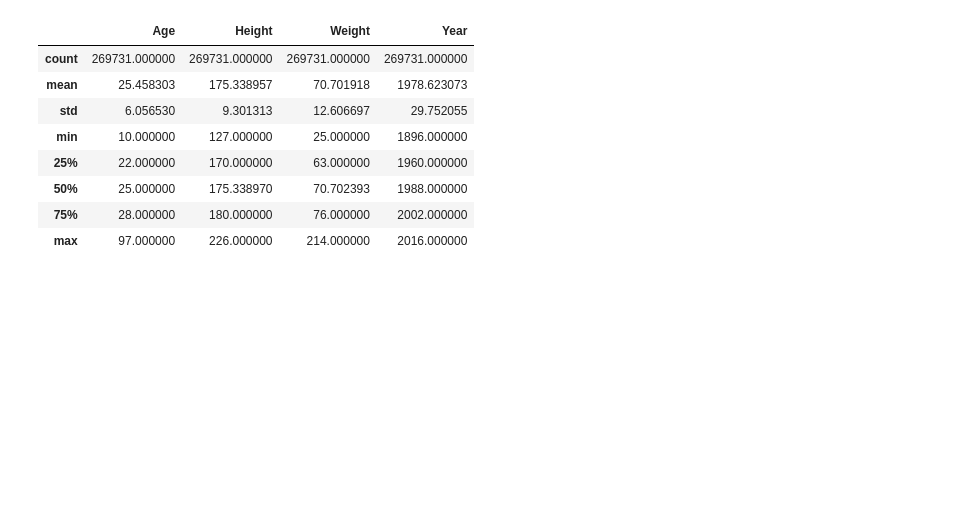
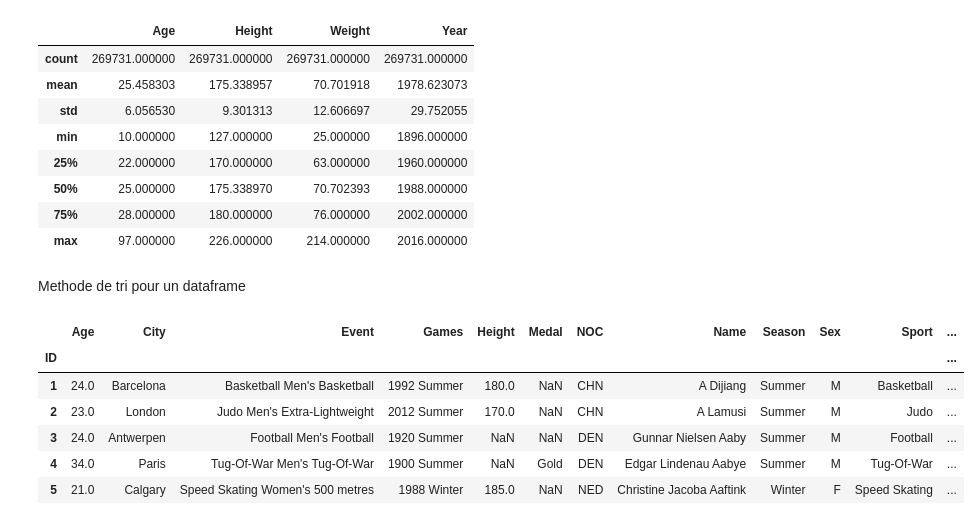
Before and after one commit to ShaD971/Python_Data_Analyst, a Jupyter notebook: Panda_Perso.ipynb, the cells around one changed output. Cells and saved outputs as stored; diff of their text form; code cells hidden in the pictures; blank space fills up the shorter version.

Commit message:
ajout trie dataframe

```diff
--- a/Panda_Perso.ipynb
+++ b/Panda_Perso.ipynb
@@ -722,3 +722,15 @@ donnees.describe()
 | 50% | 25.000000 | 175.338970 | 70.702393 | 1988.000000 |
 | 75% | 28.000000 | 180.000000 | 76.000000 | 2002.000000 |
 | max | 97.000000 | 226.000000 | 214.000000 | 2016.000000 |
+# %% [markdown]
+Methode de tri pour un dataframe
+# %%
+donnees.sort_index(axis=1).head()
+# %% [output]
+|  | Age | City | Event | Games | Height | Medal | NOC | Name | Season | Sex | Sport | ... |
+| ID |  |  |  |  |  |  |  |  |  |  |  | ... |
+| 1 | 24.0 | Barcelona | Basketball Men's Basketball | 1992 Summer | 180.0 | NaN | CHN | A Dijiang | Summer | M | Basketball | ... |
+| 2 | 23.0 | London | Judo Men's Extra-Lightweight | 2012 Summer | 170.0 | NaN | CHN | A Lamusi | Summer | M | Judo | ... |
+| 3 | 24.0 | Antwerpen | Football Men's Football | 1920 Summer | NaN | NaN | DEN | Gunnar Nielsen Aaby | Summer | M | Football | ... |
+| 4 | 34.0 | Paris | Tug-Of-War Men's Tug-Of-War | 1900 Summer | NaN | Gold | DEN | Edgar Lindenau Aabye | Summer | M | Tug-Of-War | ... |
+| 5 | 21.0 | Calgary | Speed Skating Women's 500 metres | 1988 Winter | 185.0 | NaN | NED | Christine Jacoba Aaftink | Winter | F | Speed Skating | ... |
```
Also changed, not shown: parts of 1 cell of this notebook.
